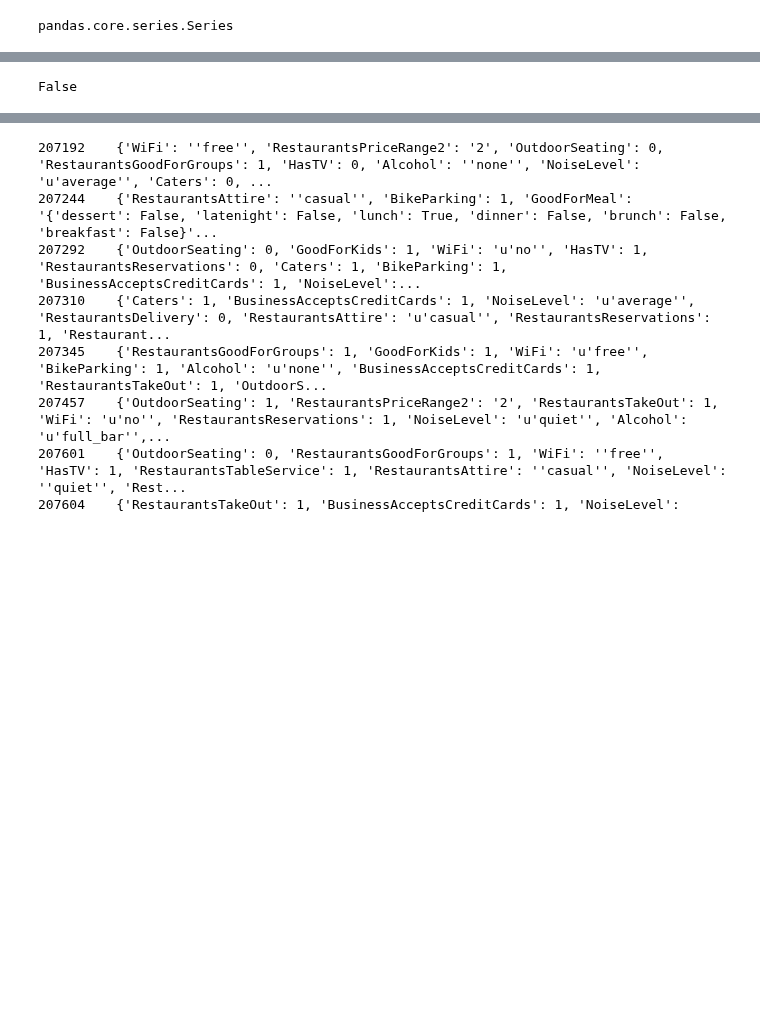
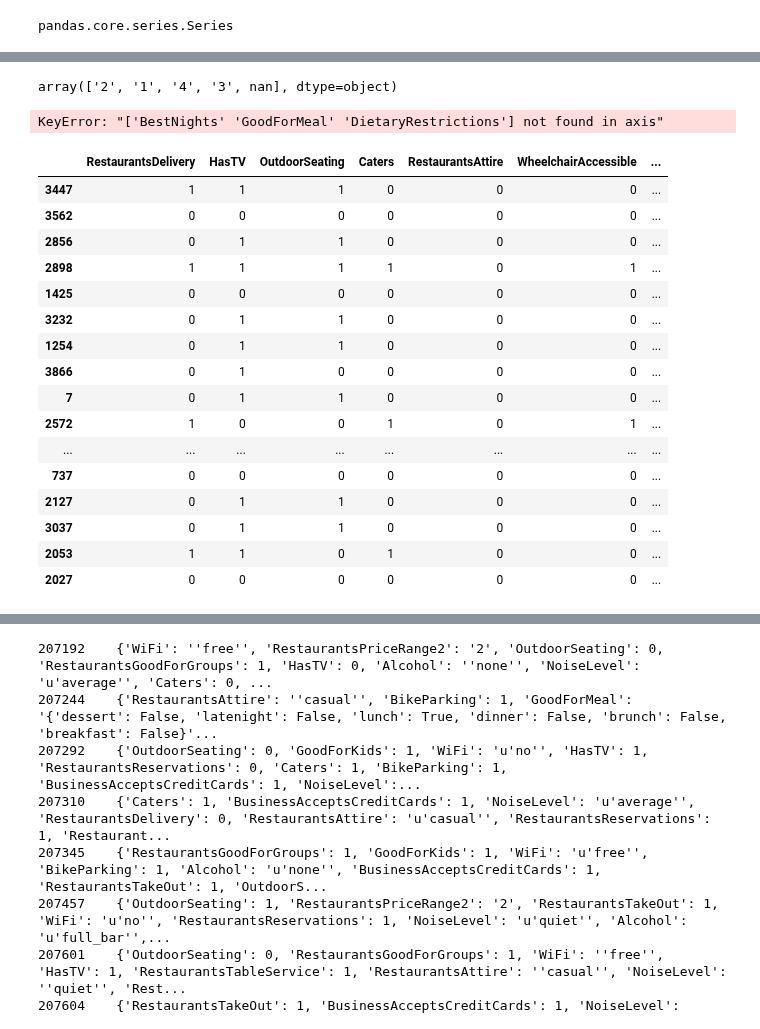
Before and after one commit to loupendley/Thinkful, a Jupyter notebook: HomeworkProjects/FinalCapstone/Yelp_Restaurant_Recommendation_Engine_Chatbot.ipynb, the cells around one changed output, grey strips where cells are left out. Cells and saved outputs as stored; diff of their text form; code cells hidden in the pictures; blank space fills up the shorter version.

```diff
--- a/HomeworkProjects/FinalCapstone/Yelp_Restaurant_Recommendation_Engine_Chatbot.ipynb
+++ b/HomeworkProjects/FinalCapstone/Yelp_Restaurant_Recommendation_Engine_Chatbot.ipynb
@@ -314,6 +314,8 @@ def cleanup_text(text):
 def cleanup_attributes(column_value):
     column_value = re.sub(r"'True'",'1', column_value)
     column_value = re.sub(r"'False'",'0', column_value)
+    column_value = re.sub(r"'None'",'0', column_value)
+
     column_value = re.sub(r"''","'", column_value)
     column_value = re.sub(r"''","'", column_value)
     return column_value
@@ -555,18 +533,25 @@ See the caveats in the documentation: https://pandas.pydata.org/pandas-docs/stab
 # %%
 # df_yelp_business_attributes.sample(10)
-df_yelp_business_attributes.loc[1271,'RestaurantsAttire'] == "casual"
+# df_yelp_business_attributes.loc[1271,'RestaurantsAttire'] == "casual"
+df_yelp_business_attributes['RestaurantsPriceRange2'].unique()
 # %% [output]
-False
+array(['2', '1', '4', '3', nan], dtype=object)
 # %%
 df_yelp_business_attributes['BikeParking'] = df_yelp_business_attributes['BikeParking'].fillna(0)
 df_yelp_business_attributes['BusinessAcceptsCreditCards'] = df_yelp_business_attributes['BikeParking'].fillna(0)
 df_yelp_business_attributes['GoodForKids'] = df_yelp_business_attributes['BikeParking'].fillna(0)
 df_yelp_business_attributes['ByAppointmentOnly'] = df_yelp_business_attributes['BikeParking'].fillna(0)
 df_yelp_business_attributes['RestaurantsAttire'] = df_yelp_business_attributes['RestaurantsAttire'].apply(lambda col: remove_quotes_from_string(col))
-df_yelp_business_attributes['RestaurantsPriceRange2'] = df_yelp_business_attributes['RestaurantsAttire'].apply(lambda col: remove_quotes_from_string(col))
+df_yelp_business_attributes['RestaurantsPriceRange2'] = df_yelp_business_attributes['RestaurantsPriceRange2'].apply(lambda col: remove_quotes_from_string(col))
+df_yelp_business_attributes['RestaurantsAttire'] = df_yelp_business_attributes['RestaurantsAttire'].apply(lambda col: remove_quotes_from_string(col))
+
+
+
+columns_to_drop = ['BestNights', 'GoodForMeal','DietaryRestrictions']
+df_yelp_business_attributes.drop(columns_to_drop, axis=1, inplace=True)
 
 for biz_attrib in ['BusinessAcceptsCreditCards',
-        'BikeParking',
+          'BikeParking',
           'GoodForKids',
           'ByAppointmentOnly',
           'RestaurantsPriceRange2',
@@ -594,7 +579,7 @@ for biz_attrib in ['BusinessAcceptsCreditCards',
           'CoatCheck',
 #           'BestNights': 0,
           'Smoking',
-          'DietaryRestrictions',
+#           'DietaryRestrictions',
           'DriveThru',
 #           'HairSpecializesIn',
           'BYOBCorkage',
@@ -608,7 +593,8 @@ for biz_attrib in ['BusinessAcceptsCreditCards',
 
 # values = {'A': 0, 'B': 1, 'C': 2, 'D': 3}
 # >>> df.fillna(value=values)
-values2 = {'BusinessAcceptsCreditCards' : 0,
+values2 = {
+          'BusinessAcceptsCreditCards' : 0,
           'BikeParking': 0,
           'GoodForKids': 0,
           'ByAppointmentOnly': 0,
@@ -621,7 +607,7 @@ values2 = {'BusinessAcceptsCreditCards' : 0,
           'RestaurantsReservations': 0,
           'RestaurantsGoodForGroups': 0,
           'HasTV': 0,
-          'Alcohol' : 'Nun',
+          'Alcohol' : '0',
           'RestaurantsDelivery': 0,
           'OutdoorSeating': 0,
           'Caters': 0,
@@ -637,7 +623,7 @@ values2 = {'BusinessAcceptsCreditCards' : 0,
           'CoatCheck': 0,
 #           'BestNights': 0,
           'Smoking': 0,
-          'DietaryRestrictions': 0,
+#           'DietaryRestrictions': 0,
           'DriveThru': 0,
           'HairSpecializesIn': 0,
           'BYOBCorkage': 0,
@@ -672,9 +658,5 @@ df_yelp_business_attributes.fillna(value=values2, inplace=True)
 # df[df['Country (region)'].str.contains('^I.*')==True]
 
 # S.replace('(-d)','',regex=True, inplace = True)
-df_yelp_business_attributes['RestaurantsAttire'].replace('None','0', inplace=True)
-df_yelp_business_attributes['RestaurantsAttire'].replace('casual','1', inplace=True)
-df_yelp_business_attributes['RestaurantsAttire'].replace('dressy','2', inplace=True)
-df_yelp_business_attributes['RestaurantsAttire'].replace('formal','3', inplace=True)
-# df["a"] = pd.to_numeric(df["a"])
-df_yelp_business_attributes['RestaurantsAttire'] = pd.to_numeric(df_yelp_business_attributes['RestaurantsAttire'])
+# %% [output]
+KeyError: "['BestNights' 'GoodForMeal' 'DietaryRestrictions'] not found in axis"
@@ -681,3 +707,23 @@ df_yelp_business_attributes['RestaurantsAttire'] = pd.to_numeric(df_yelp_busines
+# %%
+df_yelp_business_attributes.sample(20)
+# %% [output]
+|  | RestaurantsDelivery | HasTV | OutdoorSeating | Caters | RestaurantsAttire | WheelchairAccessible | ... |
+| 3447 | 1 | 1 | 1 | 0 | 0 | 0 | ... |
+| 3562 | 0 | 0 | 0 | 0 | 0 | 0 | ... |
+| 2856 | 0 | 1 | 1 | 0 | 0 | 0 | ... |
+| 2898 | 1 | 1 | 1 | 1 | 0 | 1 | ... |
+| 1425 | 0 | 0 | 0 | 0 | 0 | 0 | ... |
+| 3232 | 0 | 1 | 1 | 0 | 0 | 0 | ... |
+| 1254 | 0 | 1 | 1 | 0 | 0 | 0 | ... |
+| 3866 | 0 | 1 | 0 | 0 | 0 | 0 | ... |
+| 7 | 0 | 1 | 1 | 0 | 0 | 0 | ... |
+| 2572 | 1 | 0 | 0 | 1 | 0 | 1 | ... |
+| ... | ... | ... | ... | ... | ... | ... | ... |
+| 737 | 0 | 0 | 0 | 0 | 0 | 0 | ... |
+| 2127 | 0 | 1 | 1 | 0 | 0 | 0 | ... |
+| 3037 | 0 | 1 | 1 | 0 | 0 | 0 | ... |
+| 2053 | 1 | 1 | 0 | 1 | 0 | 0 | ... |
+| 2027 | 0 | 0 | 0 | 0 | 0 | 0 | ... |
 # %%
 # df_yelp_business['attributes'].tail(4)
 # df_yelp_business_attributes['RestaurantsAttire'].sample(100)
```
Also changed, not shown: parts of 13 cells of this notebook.
